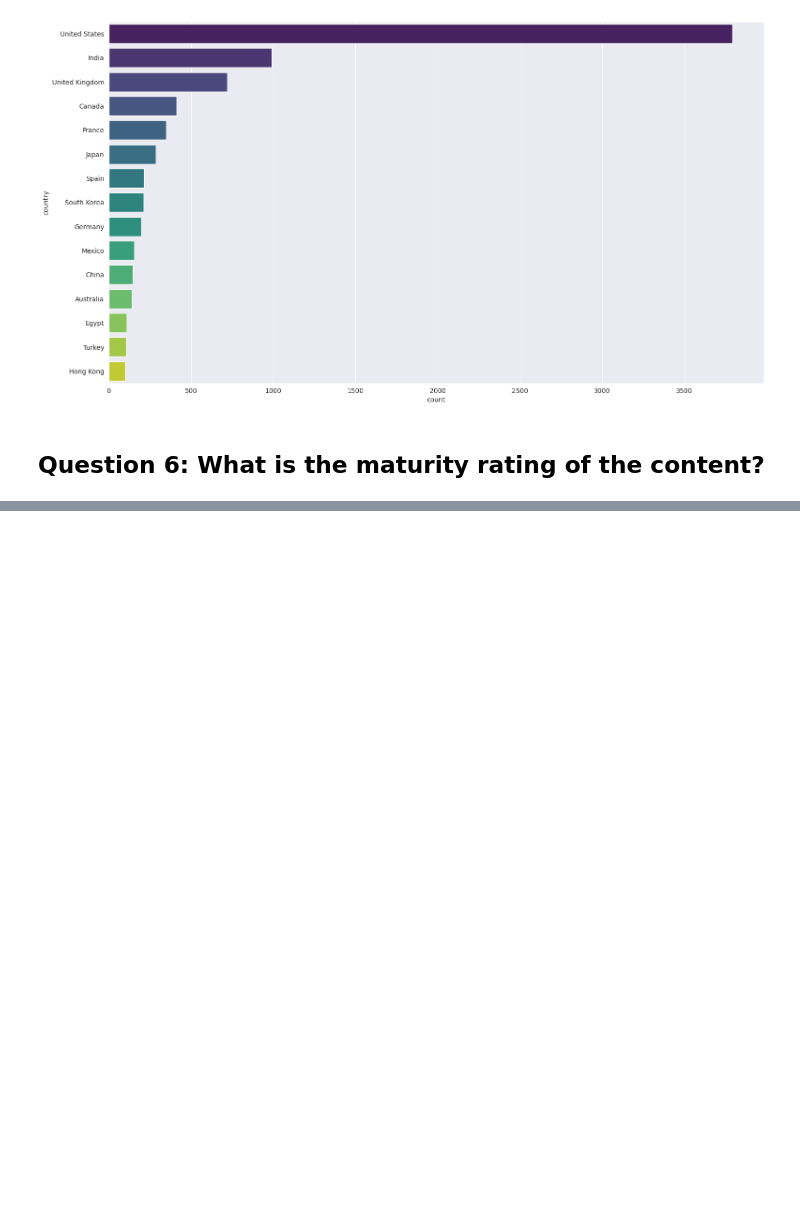
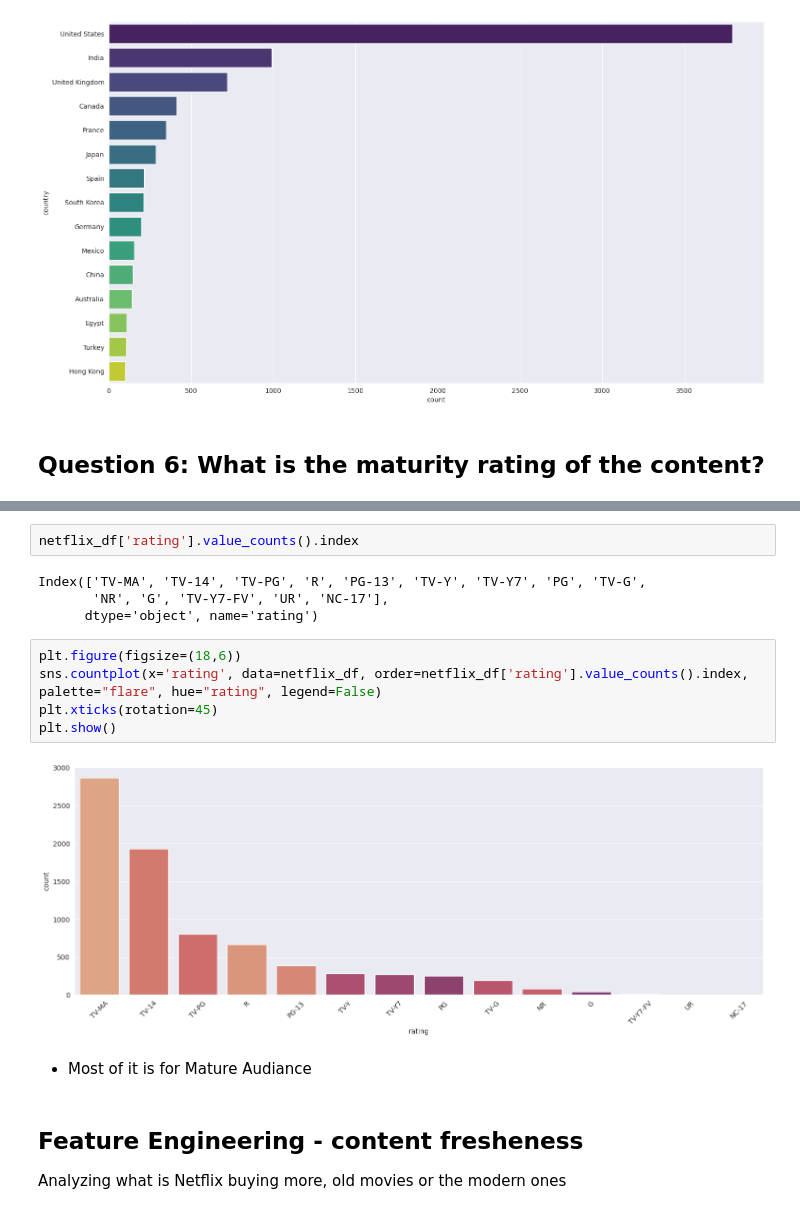
Before and after one commit to Yashtiii/Netflix-Content-Strategy, a Jupyter notebook: Netflix's_content_strategy.ipynb, the cells around one changed output, grey strips where cells are left out. Cells and saved outputs as stored; diff of their text form; blank space fills up the shorter version.

Commit message:
Updating Netflix's_content_strategy file with what I learned

```diff
--- a/Netflix's_content_strategy.ipynb
+++ b/Netflix's_content_strategy.ipynb
@@ -729,0 +695,19 @@ plt.show()
+# %%
+netflix_df['rating'].value_counts().index
+# %% [output]
+Index(['TV-MA', 'TV-14', 'TV-PG', 'R', 'PG-13', 'TV-Y', 'TV-Y7', 'PG', 'TV-G',
+       'NR', 'G', 'TV-Y7-FV', 'UR', 'NC-17'],
+      dtype='object', name='rating')
+# %%
+plt.figure(figsize=(18,6))
+sns.countplot(x='rating', data=netflix_df, order=netflix_df['rating'].value_counts().index, palette="flare", hue="rating", legend=False)
+plt.xticks(rotation=45)
+plt.show()
+# %% [output]
+[figure, added]
+# %% [markdown]
+- Most of it is for Mature Audiance
+# %% [markdown]
+## Feature Engineering - content fresheness
+
+Analyzing what is Netflix buying more, old movies or the modern ones
```
Also changed, not shown: parts of 17 cells of this notebook.
